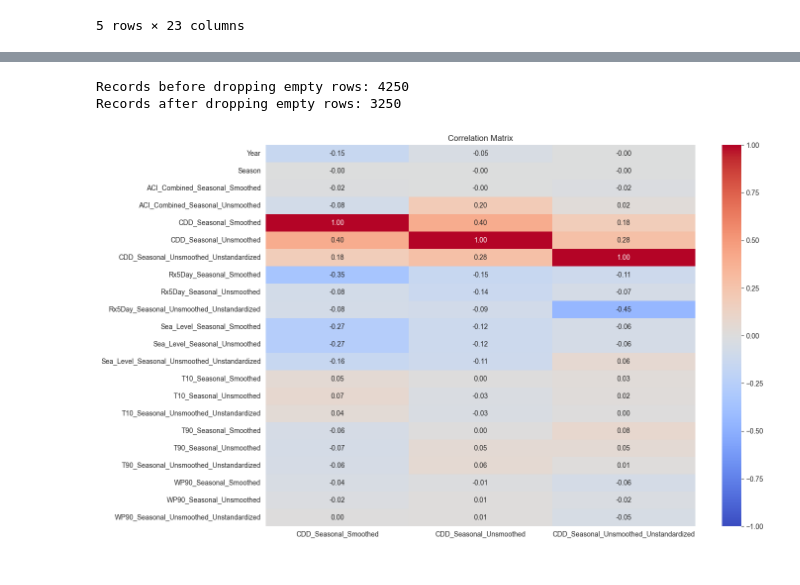
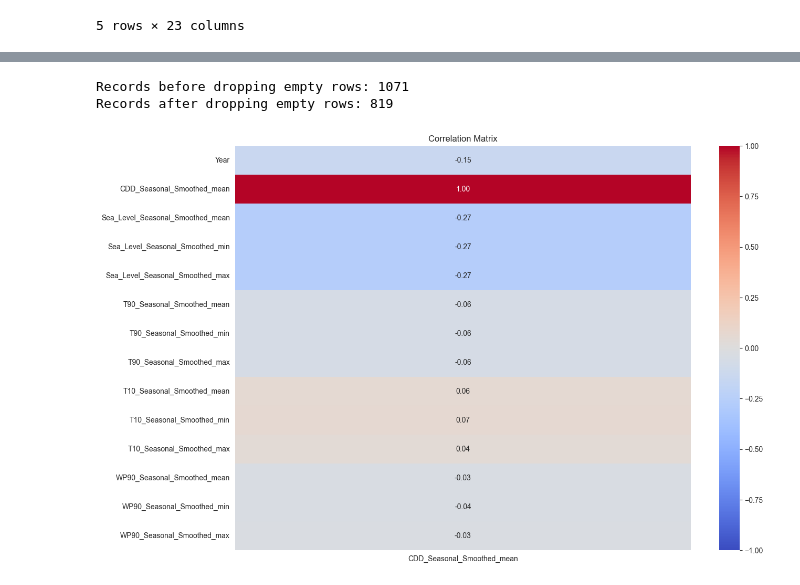
Before and after one commit to dcode15/ms-aai-500-final-project, a Jupyter notebook: scripts/CDD_Model.ipynb, the cells around one changed output, grey strips where cells are left out. Drawn from its saved outputs; the diff is of its cells as text; code cells hidden in the pictures.

```diff
--- a/scripts/CDD_Model.ipynb
+++ b/scripts/CDD_Model.ipynb
@@ -22,3 +22,15 @@ climate_df.head()
 | 3 | CWP | 1961 | 1 | 0.06 | 0.33 | 0.44 | ... |
 | 4 | MID | 1961 | 1 | 0.05 | -0.25 | 0.76 | ... |
 5 rows × 23 columns
+# %%
+adjusted_climate_df: pd.DataFrame = climate_df.groupby(["Year", "Region"]).agg({
+    "CDD_Seasonal_Smoothed": ["mean"],
+    "Sea_Level_Seasonal_Smoothed": ["mean", "min", "max"],
+    "T90_Seasonal_Smoothed": ["mean", "min", "max"],
+    "T10_Seasonal_Smoothed": ["mean", "min", "max"],
+    "WP90_Seasonal_Smoothed": ["mean", "min", "max"]
+}).reset_index()
+
+adjusted_climate_df.columns = ['_'.join(col).strip() if col[1] else col[0] for col in adjusted_climate_df.columns.values]
+
+adjusted_climate_df.head()
@@ -25,15 +44,15 @@ climate_df.head()
 # %%
-print(f"Records before dropping empty rows: {len(climate_df)}")
-climate_df = climate_df.dropna()
-print(f"Records after dropping empty rows: {len(climate_df)}")
+print(f"Records before dropping empty rows: {len(adjusted_climate_df)}")
+adjusted_climate_df = adjusted_climate_df.dropna()
+print(f"Records after dropping empty rows: {len(adjusted_climate_df)}")
 # %% [output]
-Records before dropping empty rows: 4250
-Records after dropping empty rows: 3250
+Records before dropping empty rows: 1071
+Records after dropping empty rows: 819
 # %%
-correlation_matrix = climate_df.corr(numeric_only=True)[["CDD_Seasonal_Smoothed", "CDD_Seasonal_Unsmoothed", "CDD_Seasonal_Unsmoothed_Unstandardized"]]
+correlation_matrix = adjusted_climate_df.corr(numeric_only=True)[["CDD_Seasonal_Smoothed_mean"]]
 plt.figure(figsize=(14, 10))
 sns.heatmap(correlation_matrix, annot=True, fmt=".2f", cmap="coolwarm", vmin=-1, vmax=1, cbar=True)
 plt.title('Correlation Matrix')
 plt.show()
 # %% [output]
-[figure, old version]
+[figure, new version]
```
Also changed, not shown: parts of 19 cells of this notebook, 1 other file.
